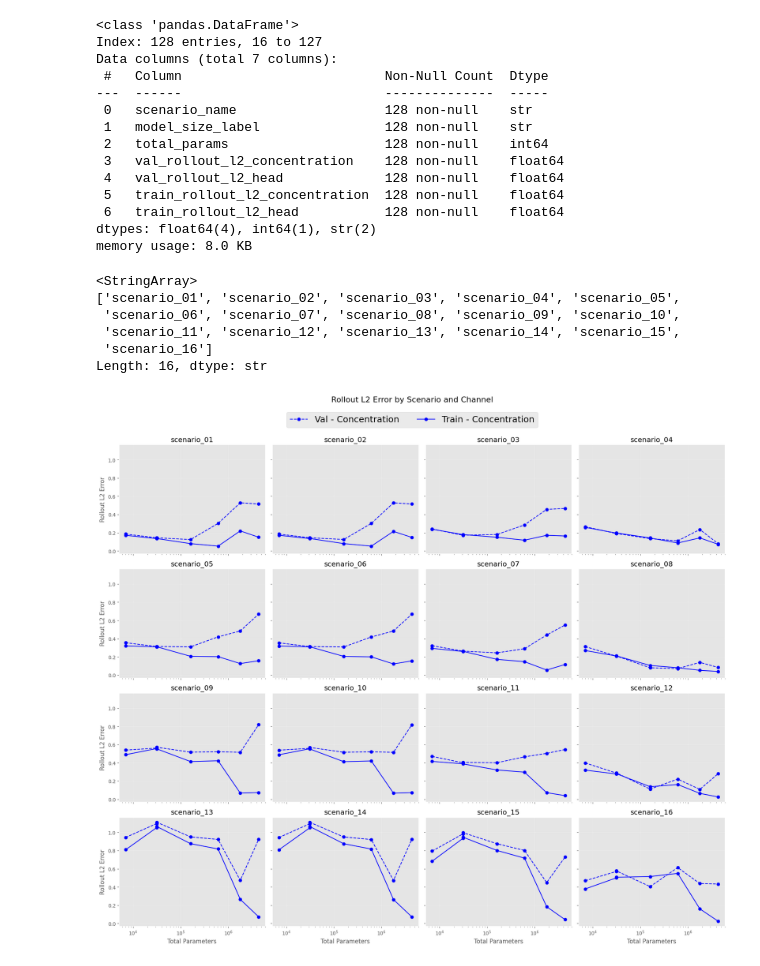
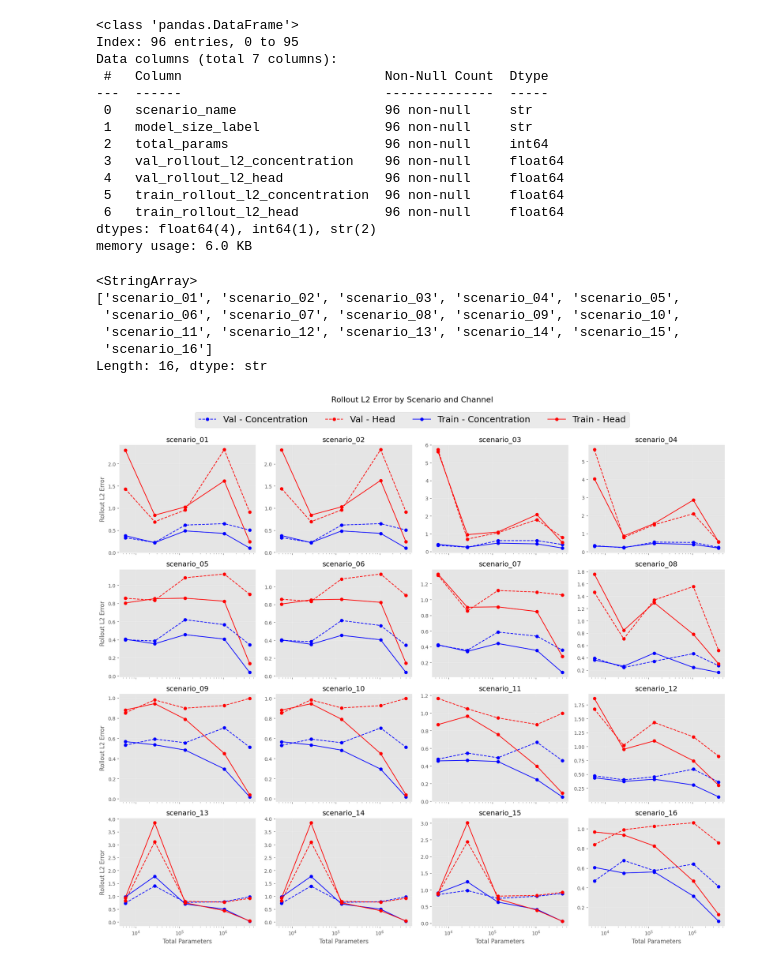
Before and after one commit to arpit-kapoor/gw_henry_fno, a Jupyter notebook: notebooks/error_analysis_rollout.ipynb, the cells around one changed output. Saved outputs shown, nothing was run; the diff lists cells and outputs as text; code cells hidden in the pictures.

```diff
--- a/notebooks/error_analysis_rollout.ipynb
+++ b/notebooks/error_analysis_rollout.ipynb
@@ -19,7 +19,7 @@ if str(project_root) not in sys.path:
 from src.sweep.config import SWEEP_RESULT_FIELDNAMES
 from src.sweep.config import SWEEP_PER_SCENARIO_RESULT_FIELDNAMES
 # %%
-BASE_RESULTS_PATH = Path("/Users/arpitkapoor/Projects/groundwater/results/fno_henry_results/fno_simple_henry_sweep")
+BASE_RESULTS_PATH = Path("~/Projects/groundwater/results/fno_simple_henry_sweep").expanduser()
 DATASET_NAME = "grid_scenarios_20x40"
 
 results_path = BASE_RESULTS_PATH / DATASET_NAME
@@ -213,19 +197,19 @@ results_summary_per_scenario.drop(columns=channel_cols, inplace=True)
 results_summary_per_scenario.info()
 # %% [output]
 <class 'pandas.DataFrame'>
-Index: 128 entries, 16 to 127
+Index: 96 entries, 0 to 95
 Data columns (total 7 columns):
  #   Column                          Non-Null Count  Dtype
 ---  ------                          --------------  -----
- 0   scenario_name                   128 non-null    str
- 1   model_size_label                128 non-null    str
- 2   total_params                    128 non-null    int64
- 3   val_rollout_l2_concentration    128 non-null    float64
- 4   val_rollout_l2_head             128 non-null    float64
- 5   train_rollout_l2_concentration  128 non-null    float64
- 6   train_rollout_l2_head           128 non-null    float64
+ 0   scenario_name                   96 non-null     str
+ 1   model_size_label                96 non-null     str
+ 2   total_params                    96 non-null     int64
+ 3   val_rollout_l2_concentration    96 non-null     float64
+ 4   val_rollout_l2_head             96 non-null     float64
+ 5   train_rollout_l2_concentration  96 non-null     float64
+ 6   train_rollout_l2_head           96 non-null     float64
 dtypes: float64(4), int64(1), str(2)
-memory usage: 8.0 KB
+memory usage: 6.0 KB
 # %%
 results_summary_per_scenario.scenario_name.unique()
 # %% [output]
@@ -253,7 +237,7 @@ fig, axes = plt.subplots(
     4, 4,
     figsize=(18, 16),
     sharex=True,
-    sharey=True,
+    # sharey=True,
 )
 
 axes = axes.flatten()
@@ -265,48 +249,48 @@ for ax, (scenario_name, scenario_df) in zip(axes, scenario_groups):
         marker='o',
         label='Val - Concentration',
         linestyle='--',
         color='blue'
     )
-    # ax.plot(
-    #     scenario_df['total_params'],
-    #     scenario_df['val_rollout_l2_head'],
-    #     marker='o',
-    #     label='Val - Head',
-    #     linestyle='--',
-    #     color='red'
-    # )
+    ax.plot(
+        scenario_df['total_params'],
+        scenario_df['val_rollout_l2_head'],
+        marker='o',
+        label='Val - Head',
+        linestyle='--',
+        color='red'
+    )
     ax.plot(
         scenario_df['total_params'],
         scenario_df['train_rollout_l2_concentration'],
         marker='o',
         linestyle='-',
         label='Train - Concentration',
         color='blue'
     )
-    # ax.plot(
-    #     scenario_df['total_params'],
-    #     scenario_df['train_rollout_l2_head'],
-    #     marker='o',
-    #     linestyle='-',
-    #     label='Train - Head',
-    #     color='red'
-    # )
+    ax.plot(
+        scenario_df['total_params'],
+        scenario_df['train_rollout_l2_head'],
+        marker='o',
+        linestyle='-',
+        label='Train - Head',
+        color='red'
+    )
 
     ax.set_xscale('log')
     ax.set_title(scenario_name)
     ax.grid(True, alpha=0.3)
 
 for ax in axes[12:]:
     ax.set_xlabel('Total Parameters')
 
 for ax in axes[::4]:
     ax.set_ylabel('Rollout L2 Error')
 
 handles, labels = axes[0].get_legend_handles_labels()
 fig.legend(handles, labels, loc='upper center', ncol=4, fontsize=18, bbox_to_anchor=(0.5, 0.96))
 
 fig.suptitle('Rollout L2 Error by Scenario and Channel', fontsize=16)
 fig.tight_layout(rect=[0, 0, 1, 0.94])
 # %% [output]
-[figure, old version]
+[figure, new version]
 # %%
```
Also changed, not shown: parts of 7 cells of this notebook, 8 other files.
